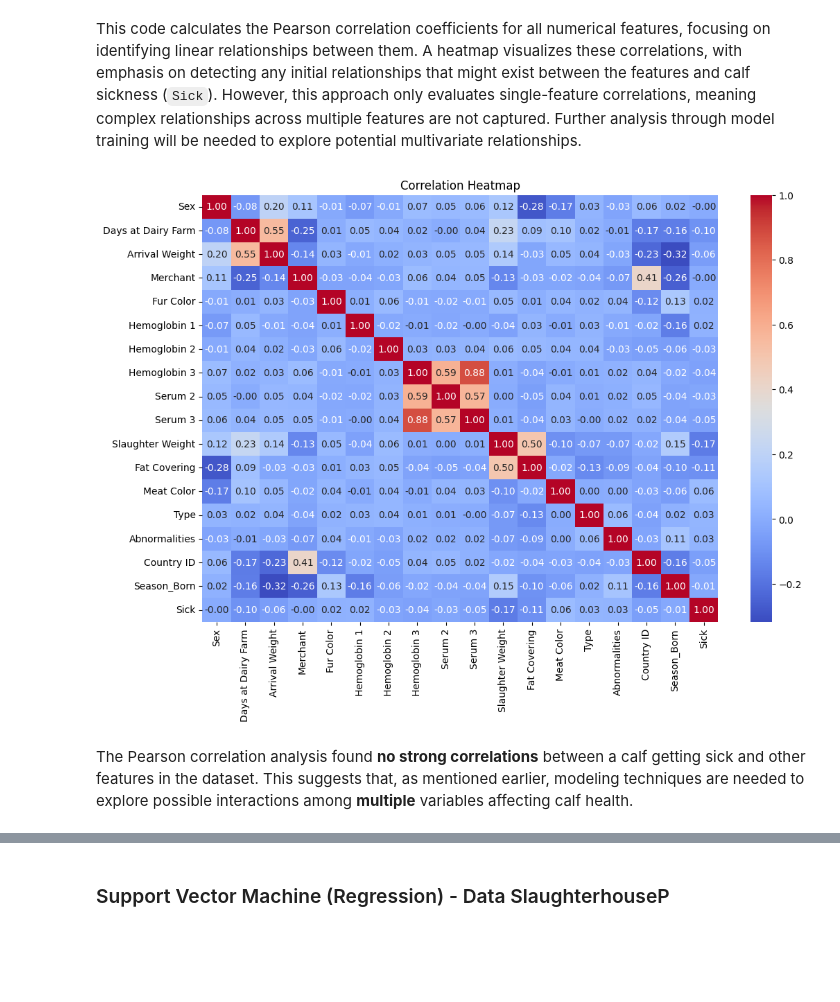
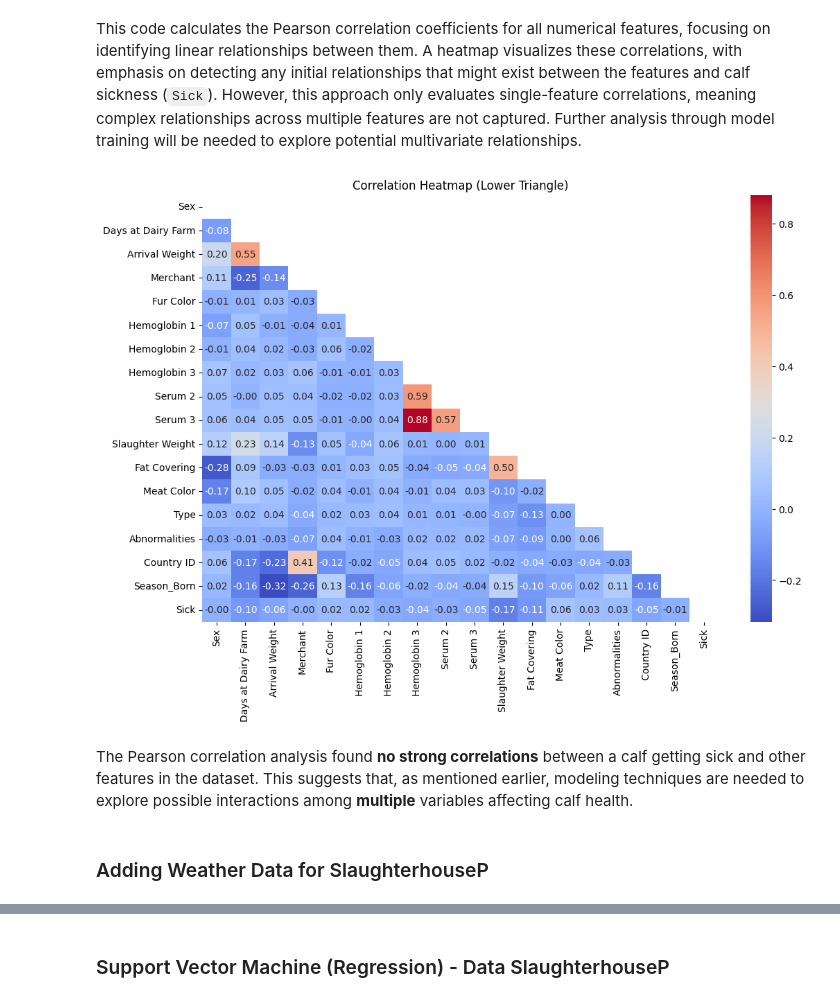
Before and after one commit to AI-Farming-Thewi/cows_analysis, a Jupyter notebook: Farms analysis.ipynb, the cells around one changed output, grey strips where cells are left out. Drawn from its saved outputs; the diff is of its cells as text; code cells hidden in the pictures; blank space fills up the shorter version.

```diff
--- a/Farms analysis.ipynb
+++ b/Farms analysis.ipynb
@@ -3534,18 +3742,26 @@ This code calculates the Pearson correlation coefficients for all numerical feat
 # %%
 numeric_df = combined_df[['Sex', 'Days at Dairy Farm', 'Arrival Weight',
                           'Merchant', 'Fur Color', 'Hemoglobin 1',
                           'Hemoglobin 2', 'Hemoglobin 3', 'Serum 2',
                           'Serum 3', 'Slaughter Weight',
                           'Fat Covering', 'Meat Color', 'Type',
                           'Abnormalities', 'Country ID', 'Season_Born', 'Sick']]
 
 correlations = numeric_df.corr()
 
+# plt.figure(figsize=(12, 8))
+# sns.heatmap(correlations, annot=True, fmt=".2f", cmap='coolwarm', cbar=True)
+# plt.title('Correlation Heatmap')
+# plt.show()
+mask = np.triu(np.ones_like(correlations, dtype=bool))
+
 plt.figure(figsize=(12, 8))
-sns.heatmap(correlations, annot=True, fmt=".2f", cmap='coolwarm', cbar=True)
-plt.title('Correlation Heatmap')
+sns.heatmap(correlations, mask=mask, annot=True, fmt=".2f", cmap='coolwarm', cbar=True)
+plt.title('Correlation Heatmap (Lower Triangle)')
 plt.show()
 # %% [output]
-[figure, old version]
+[figure, new version]
 # %% [markdown]
 The Pearson correlation analysis found **no strong correlations** between a calf getting sick and other features in the dataset. This suggests that, as mentioned earlier, modeling techniques are needed to explore possible interactions among **multiple** variables affecting calf health.
+# %% [markdown]
+### Adding Weather Data for SlaughterhouseP
```
Also changed, not shown: parts of 38 cells of this notebook.
